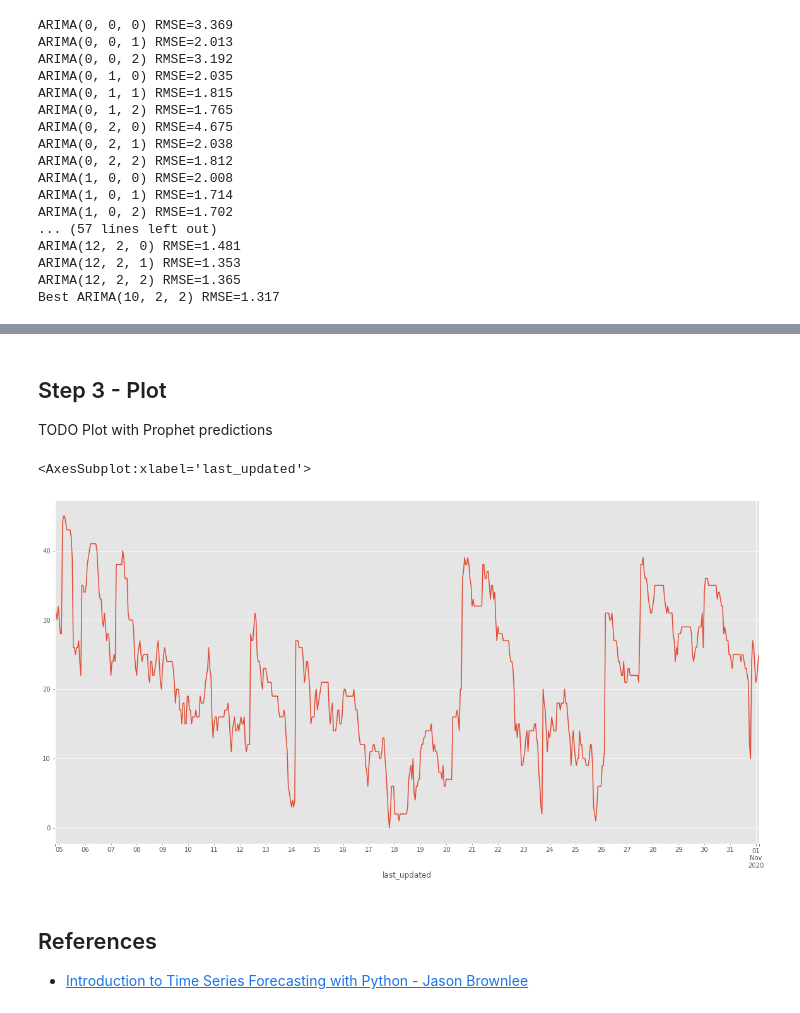
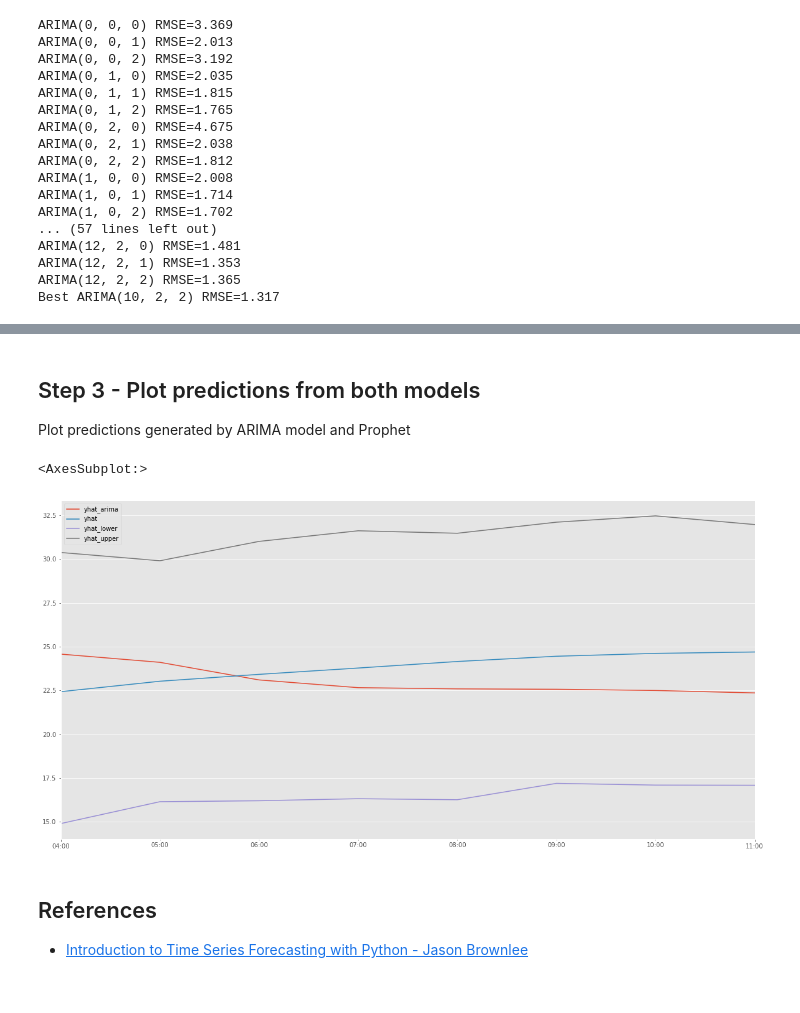
Before and after one commit to alechfho/timeseries-lab, a Jupyter notebook: fbprophet_bike_share_cp.ipynb, the cells around one changed output, grey strips where cells are left out. Drawn from its saved outputs; the diff is of its cells as text; code cells hidden in the pictures.

Commit message:
CP: added arima prediction and comparison plot

```diff
--- a/fbprophet_bike_share_cp.ipynb
+++ b/fbprophet_bike_share_cp.ipynb
@@ -326,21 +328,13 @@ Using the best paramters for ARIMA, predict for the next 8 hours.
 # %%
-X = arima_dataset
-train, test = X[1:len(X) - arima_test_set_size], X[len(X)-arima_test_set_size:]
-history = [x for x in train]
-predictions = list()
-p = 10
-d = 2
-q = 2
-
-for t in range(len(test)):
-    model = ARIMA(history, order=(p,d,q))
-    model_fit = model.fit()
-    output = model_fit.forecast()
-    yhat = output[0]
-    predictions.append(yhat)
-    obs = test[t]
-    history.append(obs)
-    print('predicted=%f, expected=%f' % (yhat, obs))
-
-rmse = sqrt(mean_squared_error(test, predictions))
-print('Test RMSE: %.6f' % rmse)
+def make_predictions(dataset, order, number_of_predictions):
+    history = [x for x in dataset]
+    predictions = list()
+    for t in range(number_of_predictions):
+        model = ARIMA(history, order=order)
+        model_fit = model.fit()
+        output = model_fit.forecast()
+        yhat = output[0]
+        predictions.append(yhat)
+        history.append(yhat)
+        print('prediction-%d= %f' % (t+1, yhat))
+    return predictions
@@ -356,0 +341,8 @@ Test RMSE: 5.029549
+# %%
+arima_order = (10,2,2)
+
+arima_predictions = make_predictions(arima_dataset, arima_order, arima_test_set_size)
+arima_predictions_date_range = pd.date_range(arima_dataset.last_valid_index() + pd.DateOffset(hours=1), periods=arima_test_set_size, freq='H')
+arima_predictions_df = pd.DataFrame({'last_updated': arima_predictions_date_range, 'yhat_arima':arima_predictions})
+arima_predictions_df = arima_predictions_df.set_index('last_updated')
+arima_predictions_df
@@ -357,11 +368,12 @@ Test RMSE: 5.029549
 # %% [markdown]
-## Step 3 - Plot
-TODO Plot with Prophet predictions
+## Step 3 - Plot predictions from both models
+Plot predictions generated by ARIMA model and Prophet
-# %%
-arima_dataset.plot()
-# %% [output]
-<AxesSubplot:xlabel='last_updated'>
-[figure, removed]
+# %%
+comparison_df = arima_predictions_df.join(viz_df[['yhat', 'yhat_lower','yhat_upper']], how = 'inner')
+comparison_df.plot()
+# %% [output]
+<AxesSubplot:>
+[figure, added]
 # %% [markdown]
 ## References
 - [Introduction to Time Series Forecasting with Python - Jason Brownlee](https://machinelearningmastery.com/introduction-to-time-series-forecasting-with-python/)
```
Also changed, not shown: parts of 9 cells of this notebook.
